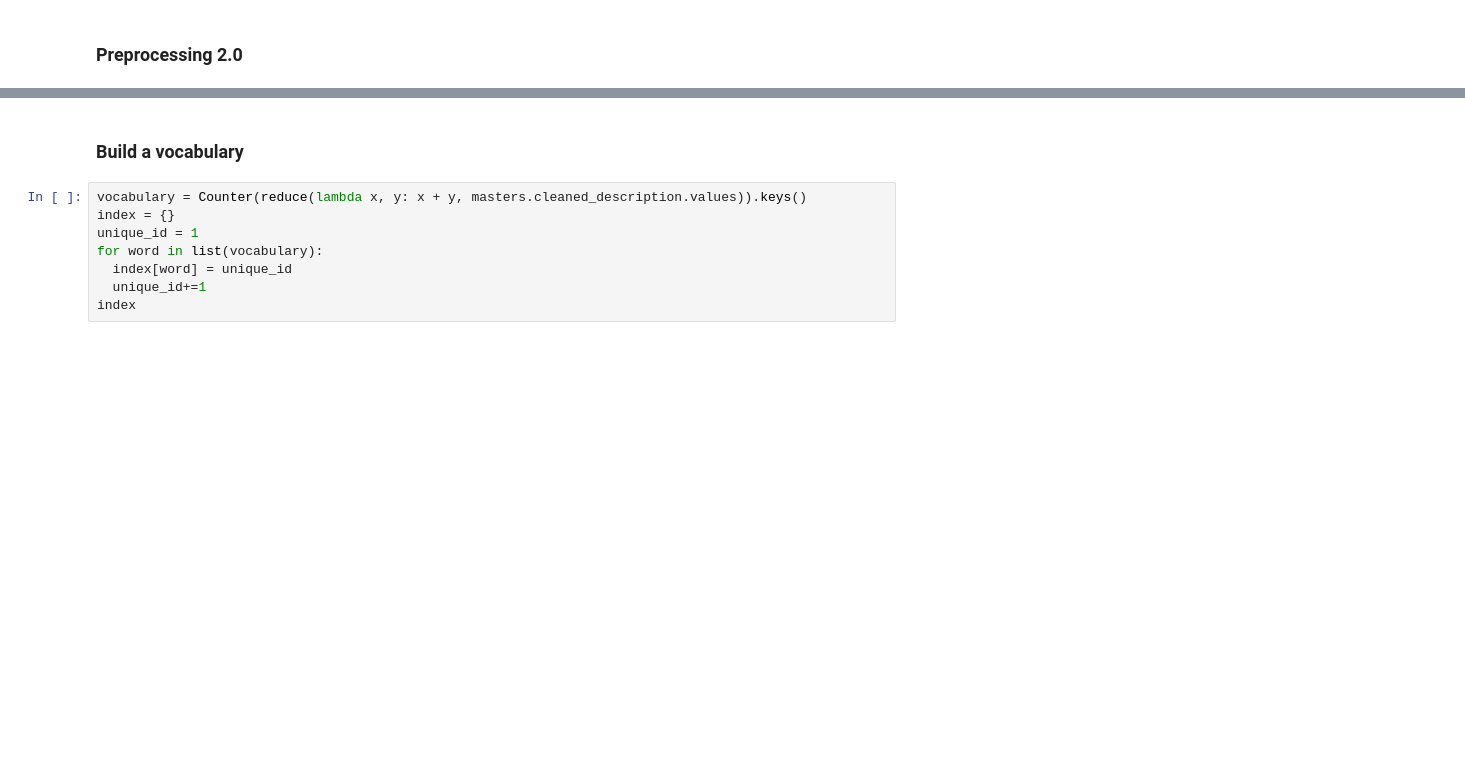
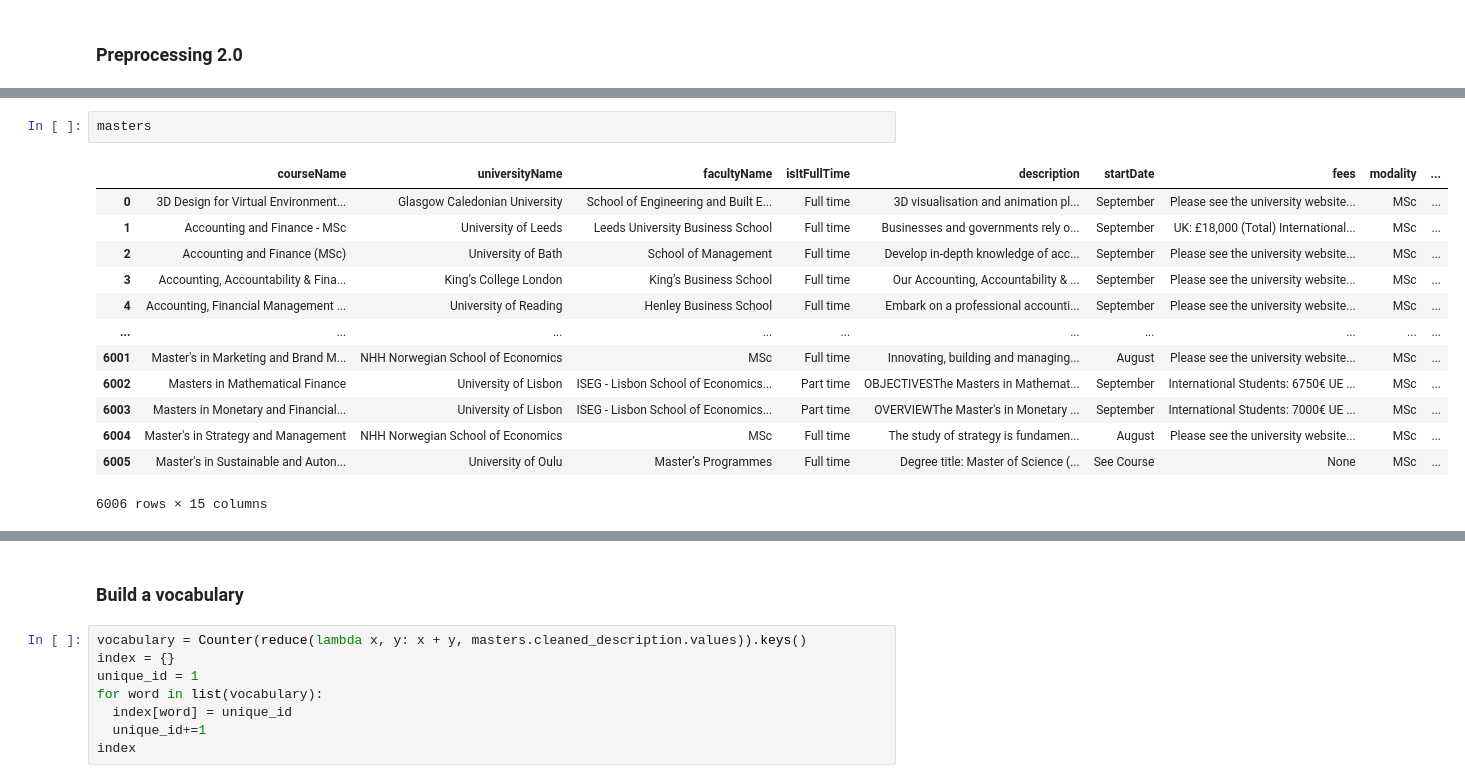
Before and after one commit to pltommasino/ADM-HW3-Group19, a Jupyter notebook: HW3_main.ipynb, the cells around one changed output, grey strips where cells are left out. Cells and saved outputs as stored; diff of their text form; blank space fills up the shorter version.

```diff
--- a/HW3_main.ipynb
+++ b/HW3_main.ipynb
@@ -179,0 +77,16 @@ Name: fees, Length: 1830, dtype: object
+# %%
+masters
+# %% [output]
+|  | courseName | universityName | facultyName | isItFullTime | description | startDate | fees | modality | ... |
+| 0 | 3D Design for Virtual Environment... | Glasgow Caledonian University | School of Engineering and Built E... | Full time | 3D visualisation and animation pl... | September | Please see the university website... | MSc | ... |
+| 1 | Accounting and Finance - MSc | University of Leeds | Leeds University Business School | Full time | Businesses and governments rely o... | September | UK: £18,000 (Total) International... | MSc | ... |
+| 2 | Accounting and Finance (MSc) | University of Bath | School of Management | Full time | Develop in-depth knowledge of acc... | September | Please see the university website... | MSc | ... |
+| 3 | Accounting, Accountability & Fina... | King’s College London | King’s Business School | Full time | Our Accounting, Accountability & ... | September | Please see the university website... | MSc | ... |
+| 4 | Accounting, Financial Management ... | University of Reading | Henley Business School | Full time | Embark on a professional accounti... | September | Please see the university website... | MSc | ... |
+| ... | ... | ... | ... | ... | ... | ... | ... | ... | ... |
+| 6001 | Master's in Marketing and Brand M... | NHH Norwegian School of Economics | MSc | Full time | Innovating, building and managing... | August | Please see the university website... | MSc | ... |
+| 6002 | Masters in Mathematical Finance | University of Lisbon | ISEG - Lisbon School of Economics... | Part time | OBJECTIVESThe Masters in Mathemat... | September | International Students: 6750€ UE ... | MSc | ... |
+| 6003 | Masters in Monetary and Financial... | University of Lisbon | ISEG - Lisbon School of Economics... | Part time | OVERVIEWThe Master's in Monetary ... | September | International Students: 7000€ UE ... | MSc | ... |
+| 6004 | Master's in Strategy and Management | NHH Norwegian School of Economics | MSc | Full time | The study of strategy is fundamen... | August | Please see the university website... | MSc | ... |
+| 6005 | Master's in Sustainable and Auton... | University of Oulu | Master’s Programmes | Full time | Degree title: Master of Science (... | See Course | None | MSc | ... |
+6006 rows × 15 columns
```
Also changed, not shown: parts of 18 cells of this notebook.
